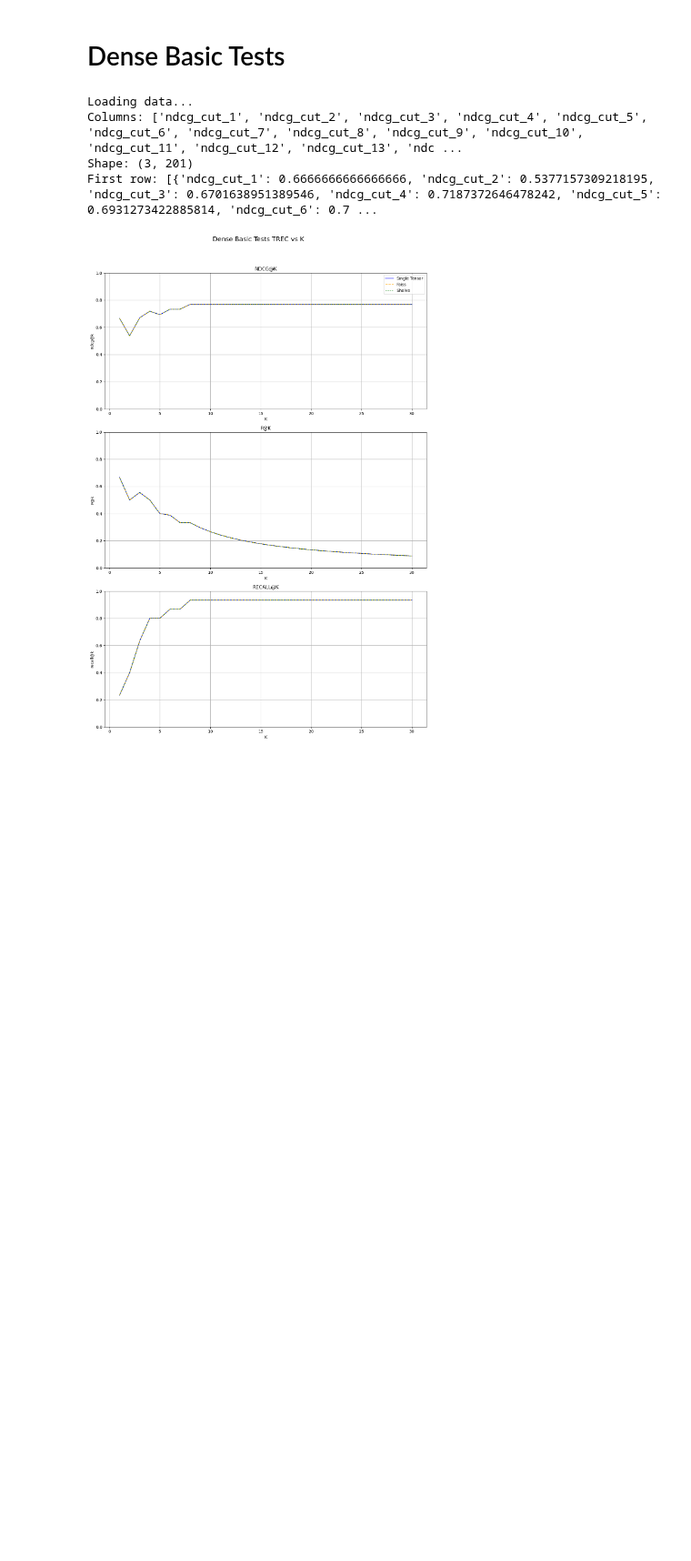
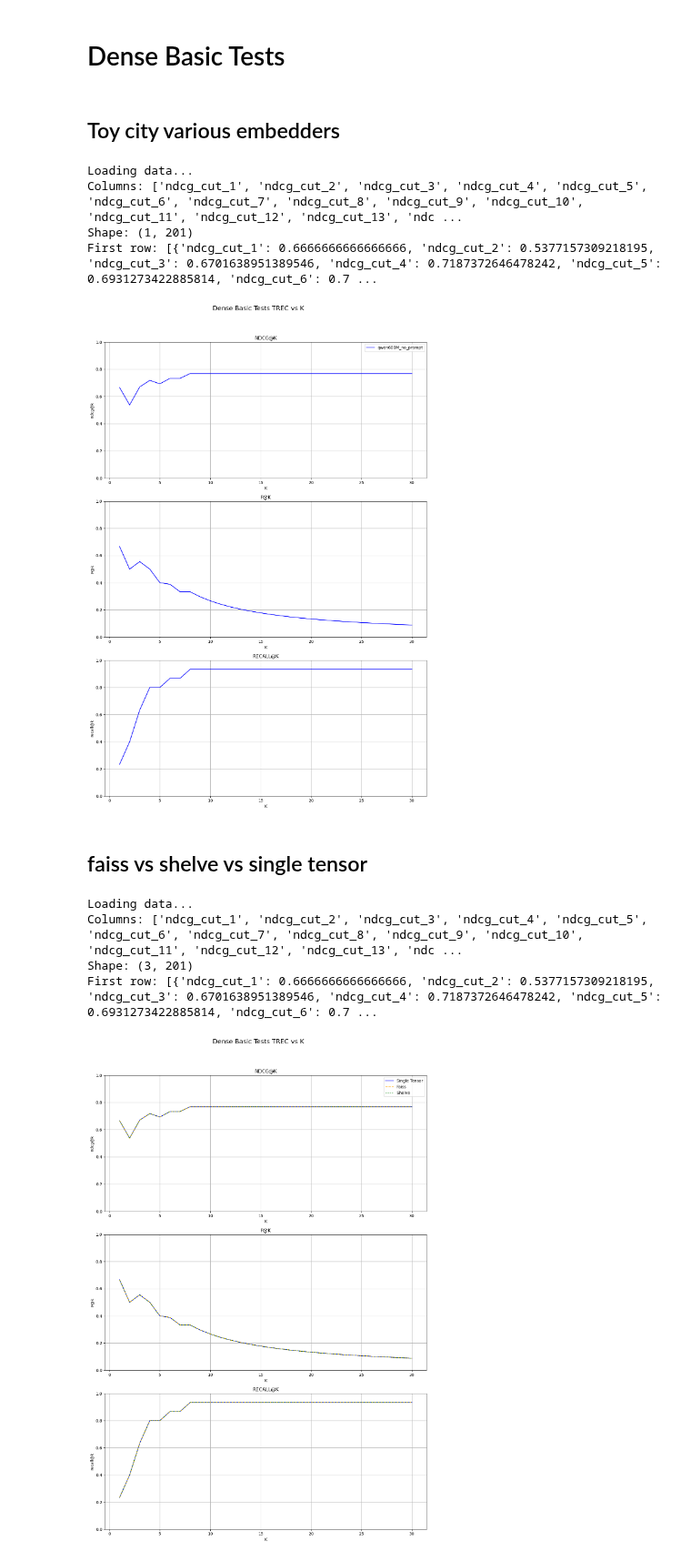
Before and after one commit to D3Mlab/nl-pe, a Jupyter notebook: notebooks/plots/trec.ipynb, the cells around one changed output. Shown at 91% size. Cells and saved outputs as stored; diff of their text form; code cells hidden in the pictures; blank space fills up the shorter version.

```diff
--- a/notebooks/plots/trec.ipynb
+++ b/notebooks/plots/trec.ipynb
@@ -16,5 +16,35 @@ os.chdir(PROJECT_ROOT)
 import nl_pe.ploting.trec as trec_plot
 reload(trec_plot)
 from nl_pe.ploting.trec import plot_trec_metrics_vs_k
+# %% [markdown]
+## Toy city various embedders
+# %%
+method_paths =  [
+                'trials/ir/toy_cities/qwen_600M_no_prompt/shelve',
+                'trials/ir/toy_cities/miniLM/shelve',
+                ]
+
+method_names = [
+            'qwen600M_no_prompt',
+            'miniLM'
+]
+
+line_styles = [
+    {'linestyle': 'solid', 'color': 'blue'},
+    {'linestyle': 'dashed', 'color': 'orange'},
+]
+
+metrics = ['ndcg', 'P', 'recall']
+
+plot_trec_metrics_vs_k(step_size=1, k=30, metrics=metrics, method_paths = method_paths, method_names=method_names, line_styles=line_styles,
+              title = "Dense Basic Tests TREC vs K")
+# %% [output]
+Loading data...
+Columns: ['ndcg_cut_1', 'ndcg_cut_2', 'ndcg_cut_3', 'ndcg_cut_4', 'ndcg_cut_5', 'ndcg_cut_6', 'ndcg_cut_7', 'ndcg_cut_8', 'ndcg_cut_9', 'ndcg_cut_10', 'ndcg_cut_11', 'ndcg_cut_12', 'ndcg_cut_13', 'ndc ...
+Shape: (1, 201)
+First row: [{'ndcg_cut_1': 0.6666666666666666, 'ndcg_cut_2': 0.5377157309218195, 'ndcg_cut_3': 0.6701638951389546, 'ndcg_cut_4': 0.7187372646478242, 'ndcg_cut_5': 0.6931273422885814, 'ndcg_cut_6': 0.7 ...
+[figure, added]
+# %% [markdown]
+## faiss vs shelve vs single tensor
 # %%
 method_paths =  [
```
Also changed, not shown: parts of 1 cell of this notebook, 5 other files.
